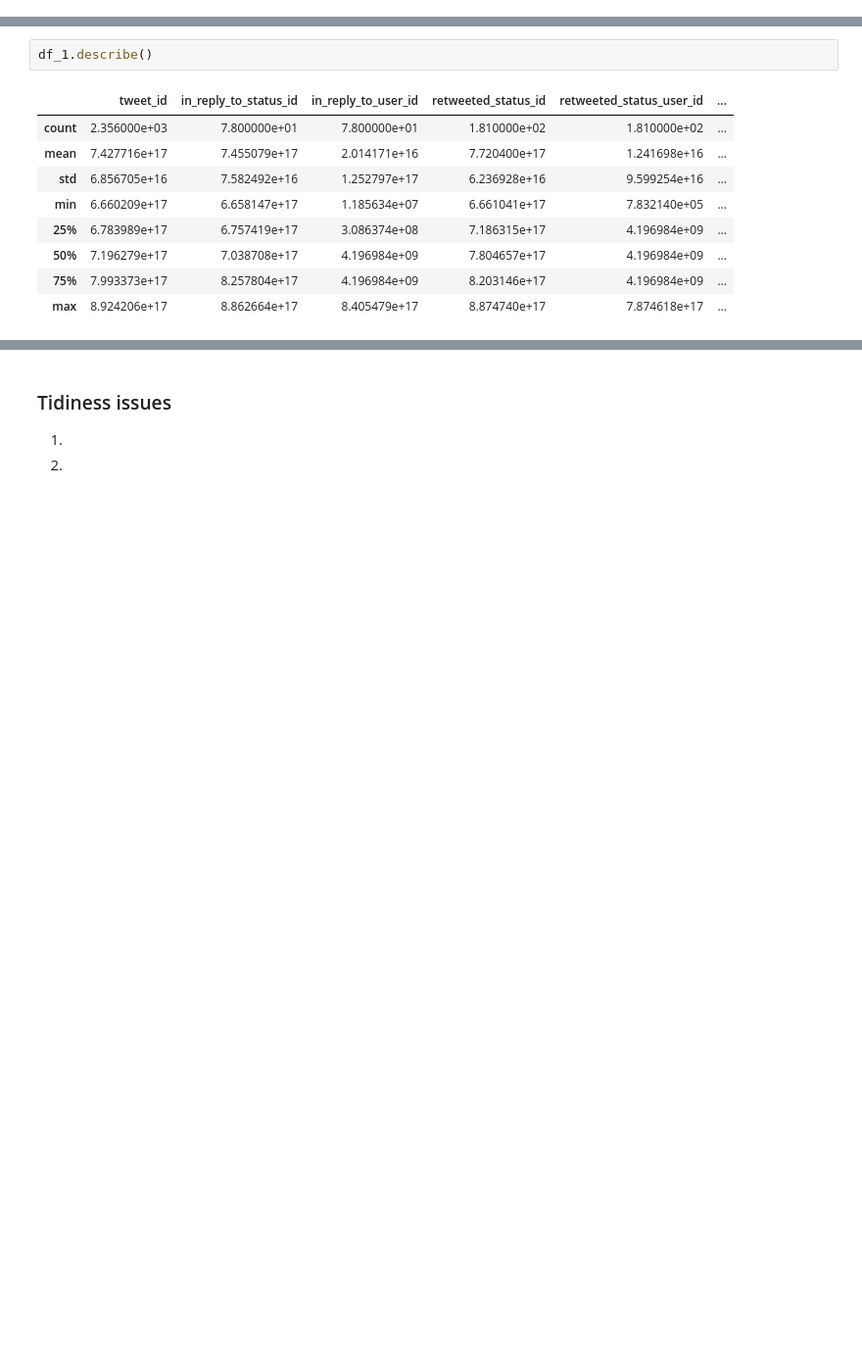
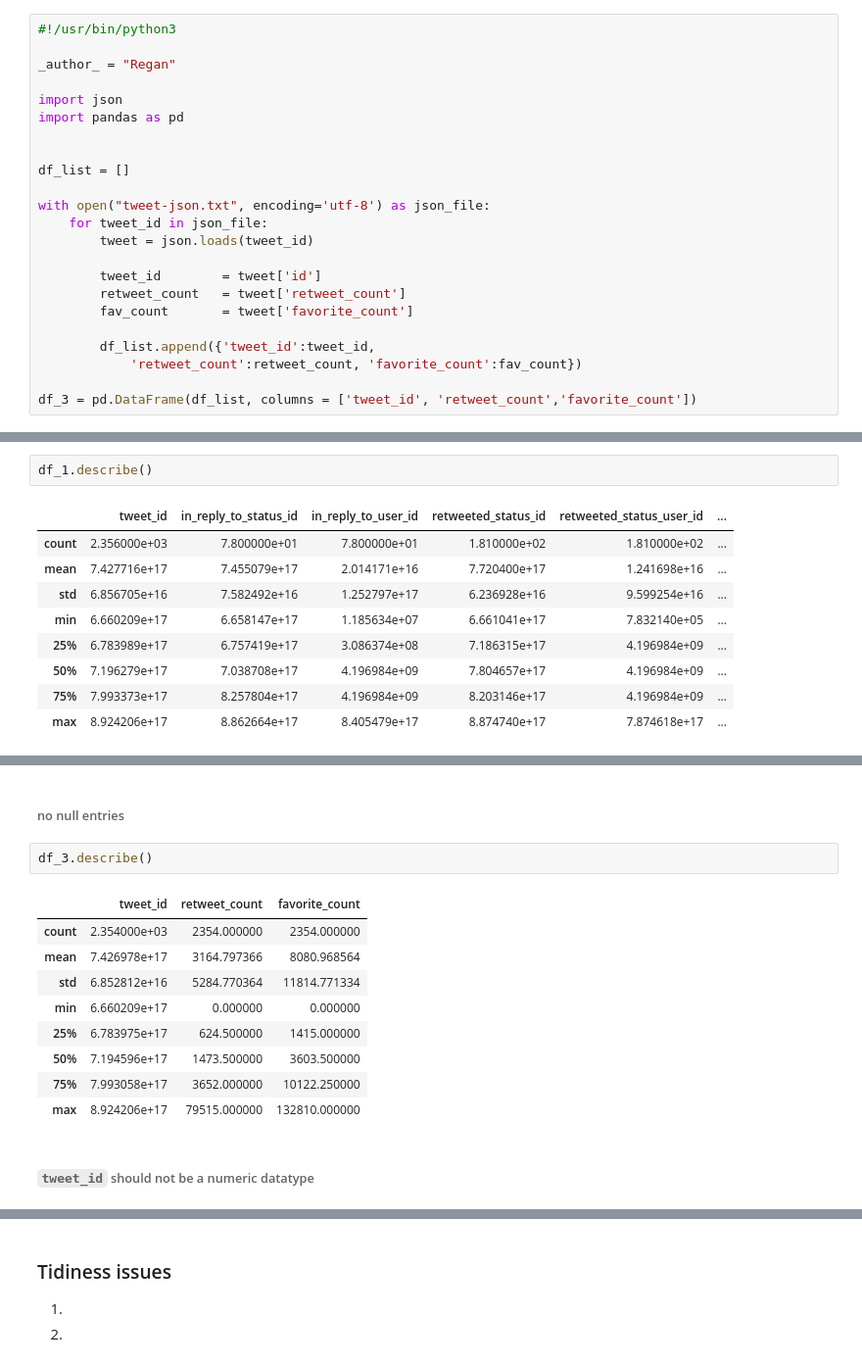
Before and after one commit to Reganmatics/Udacity_WeRateDogs_project, a Jupyter notebook: wrangle_act.ipynb, the cells around one changed output, grey strips where cells are left out. Shown: that part at 98% size. Saved outputs shown, nothing was run; the diff lists cells and outputs as text; blank space fills up the shorter version.

```diff
--- a/wrangle_act.ipynb
+++ b/wrangle_act.ipynb
@@ -57,3 +53,26 @@ with open('tweet-json.txt') as file:
+# %%
+#!/usr/bin/python3
+
+_author_ = "Regan"
+
+import json
+import pandas as pd
+
+
+df_list = []
+
+with open("tweet-json.txt", encoding='utf-8') as json_file:
+    for tweet_id in json_file:
+        tweet = json.loads(tweet_id)
+
+        tweet_id        = tweet['id']
+        retweet_count   = tweet['retweet_count']
+        fav_count       = tweet['favorite_count']
+
+        df_list.append({'tweet_id':tweet_id,
+            'retweet_count':retweet_count, 'favorite_count':fav_count})
+
+df_3 = pd.DataFrame(df_list, columns = ['tweet_id', 'retweet_count','favorite_count'])
 # %% [markdown]
 ## Assessing Data
 In this section, detect and document at least **eight (8) quality issues and two (2) tidiness issue**. You must use **both** visual assessment
@@ -125,0 +360,16 @@ df_1.describe()
+# %% [markdown]
+###### no null entries
+# %%
+df_3.describe()
+# %% [output]
+|  | tweet_id | retweet_count | favorite_count |
+| count | 2.354000e+03 | 2354.000000 | 2354.000000 |
+| mean | 7.426978e+17 | 3164.797366 | 8080.968564 |
+| std | 6.852812e+16 | 5284.770364 | 11814.771334 |
+| min | 6.660209e+17 | 0.000000 | 0.000000 |
+| 25% | 6.783975e+17 | 624.500000 | 1415.000000 |
+| 50% | 7.194596e+17 | 1473.500000 | 3603.500000 |
+| 75% | 7.993058e+17 | 3652.000000 | 10122.250000 |
+| max | 8.924206e+17 | 79515.000000 | 132810.000000 |
+# %% [markdown]
+###### `tweet_id` should not be a numeric datatype
```
Also changed, not shown: parts of 34 cells of this notebook, 1 other file.
